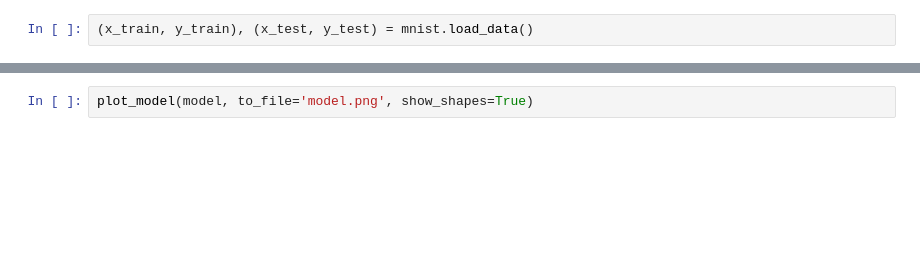
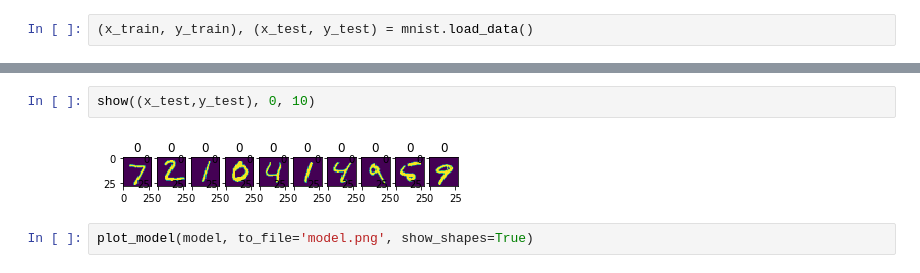
Before and after one commit to autoas/CMSIS_5, a Jupyter notebook: CMSIS/NN/Examples/ARM/arm_nn_examples/mnist/mnist-on-keras.ipynb, the cells around one changed output, grey strips where cells are left out. Saved outputs shown, nothing was run; the diff lists cells and outputs as text; blank space fills up the shorter version.

```diff
--- a/CMSIS/NN/Examples/ARM/arm_nn_examples/mnist/mnist-on-keras.ipynb
+++ b/CMSIS/NN/Examples/ARM/arm_nn_examples/mnist/mnist-on-keras.ipynb
@@ -54,2 +229,6 @@ else:
+# %%
+show((x_test,y_test), 0, 10)
+# %% [output]
+[figure, added]
 # %%
 plot_model(model, to_file='model.png', show_shapes=True)
```
Also changed, not shown: parts of 8 cells of this notebook, 12 other files.
